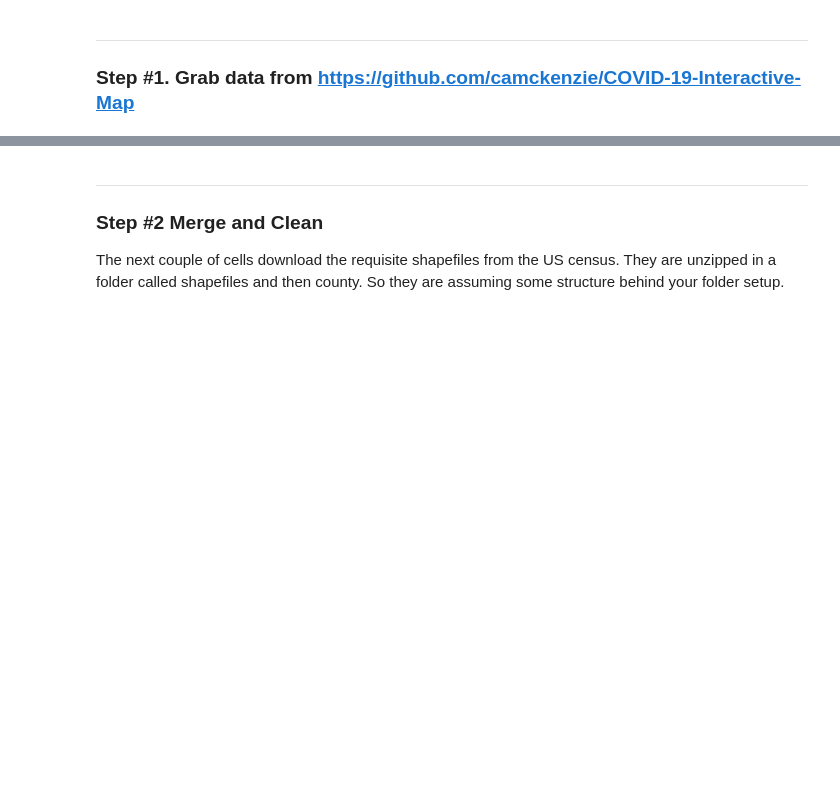
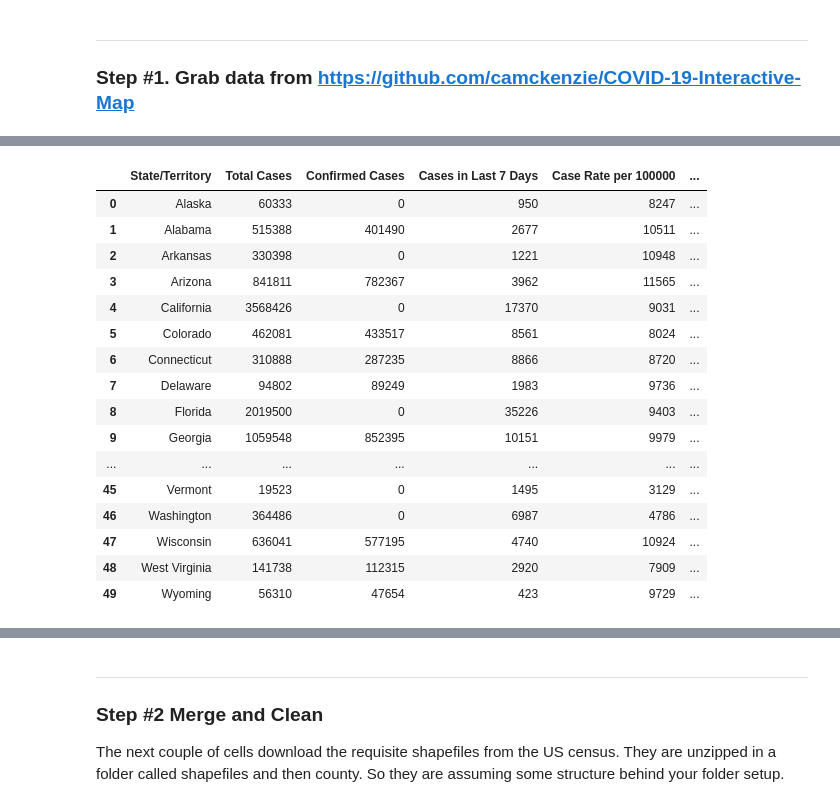
Before and after one commit to camckenzie/COVID-19-Interactive-Map, a Jupyter notebook: Covid_interactive_map.ipynb, the cells around one changed output, grey strips where cells are left out. Drawn from its saved outputs; the diff is of its cells as text; code cells hidden in the pictures; blank space fills up the shorter version.

```diff
--- a/Covid_interactive_map.ipynb
+++ b/Covid_interactive_map.ipynb
@@ -28,4 +28,8 @@ from mpl_toolkits.axes_grid1.inset_locator import mark_inset
 
 ### Step \#1. Grab data from https://github.com/camckenzie/COVID-19-Interactive-Map
 # %%
-df = pd.read_csv("https://raw.githubusercontent.com/camckenzie/COVID-19-Interactive-Map/main/covid19_cases.csv",skiprows=3,header = None)
+col_list = ['State/Territory',
+        'Total Cases', 'Confirmed Cases', 'Cases in Last 7 Days',
+        'Case Rate per 100000', 'Total Deaths']
+
+df = pd.read_csv("https://raw.githubusercontent.com/camckenzie/COVID-19-Interactive-Map/main/covid19_cases.csv", skiprows=3, usecols=col_list)
@@ -48 +36,27 @@ df
+# %%
+state_names = ["Alaska", "Alabama", "Arkansas", "Arizona", "California", "Colorado", "Connecticut", "Delaware", "Florida", "Georgia", "Hawaii", "Iowa", "Idaho", "Illinois", "Indiana", "Kansas", "Kentucky", "Louisiana", "Massachusetts", "Maryland", "Maine", "Michigan", "Minnesota", "Missouri", "Mississippi", "Montana", "North Carolina", "North Dakota", "Nebraska", "New Hampshire", "New Jersey", "New Mexico", "Nevada", "New York", "New York State", "Ohio", "Oklahoma", "Oregon", "Pennsylvania", "Rhode Island", "South Carolina", "South Dakota", "Tennessee", "Texas", "Utah", "Virginia", "Vermont", "Washington", "Wisconsin", "West Virginia", "Wyoming"]
+
+df = df[df["State/Territory"].isin(state_names)]
+df = df.reset_index(drop=True)
+
+total_cases = df['Total Cases'].sum()
+df
+# %% [output]
+|  | State/Territory | Total Cases | Confirmed Cases | Cases in Last 7 Days | Case Rate per 100000 | ... |
+| 0 | Alaska | 60333 | 0 | 950 | 8247 | ... |
+| 1 | Alabama | 515388 | 401490 | 2677 | 10511 | ... |
+| 2 | Arkansas | 330398 | 0 | 1221 | 10948 | ... |
+| 3 | Arizona | 841811 | 782367 | 3962 | 11565 | ... |
+| 4 | California | 3568426 | 0 | 17370 | 9031 | ... |
+| 5 | Colorado | 462081 | 433517 | 8561 | 8024 | ... |
+| 6 | Connecticut | 310888 | 287235 | 8866 | 8720 | ... |
+| 7 | Delaware | 94802 | 89249 | 1983 | 9736 | ... |
+| 8 | Florida | 2019500 | 0 | 35226 | 9403 | ... |
+| 9 | Georgia | 1059548 | 852395 | 10151 | 9979 | ... |
+| ... | ... | ... | ... | ... | ... | ... |
+| 45 | Vermont | 19523 | 0 | 1495 | 3129 | ... |
+| 46 | Washington | 364486 | 0 | 6987 | 4786 | ... |
+| 47 | Wisconsin | 636041 | 577195 | 4740 | 10924 | ... |
+| 48 | West Virginia | 141738 | 112315 | 2920 | 7909 | ... |
+| 49 | Wyoming | 56310 | 47654 | 423 | 9729 | ... |
 # %%
```
Also changed, not shown: parts of 28 cells of this notebook, 2 other files.
